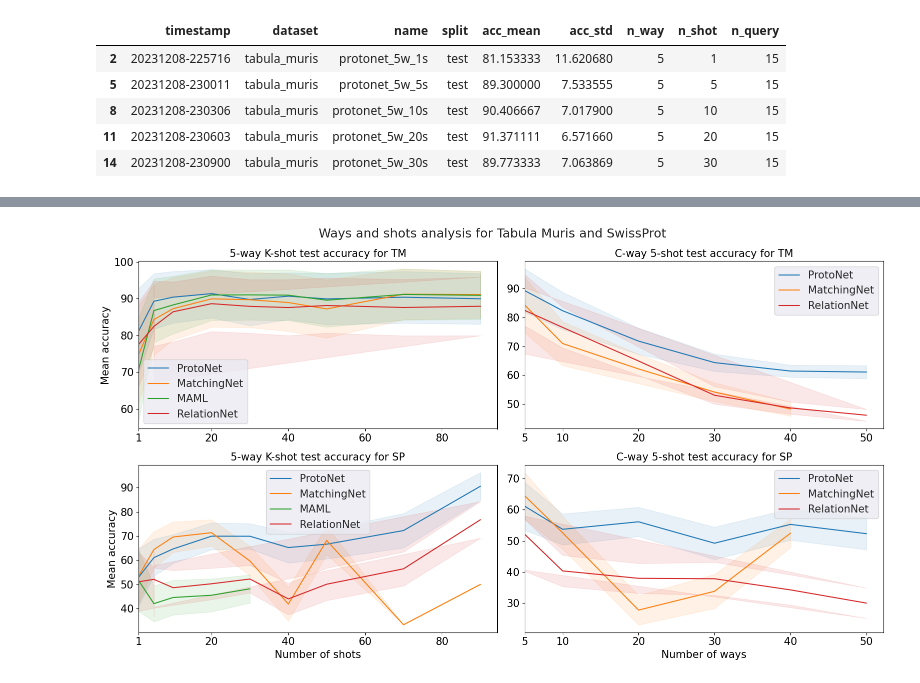
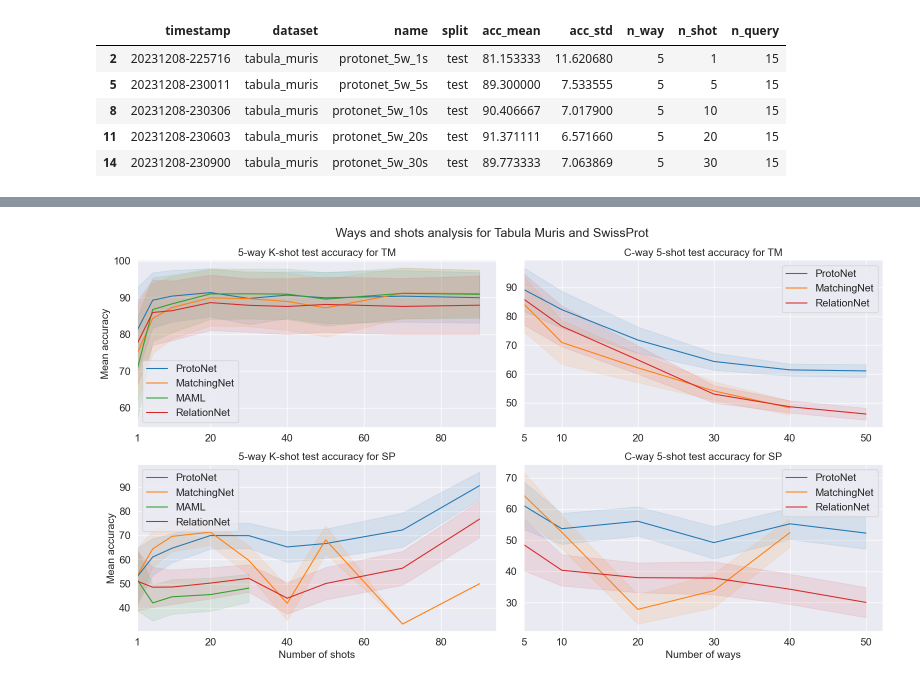
Before and after one commit to ArnaudPoletto/epfl-cs502-few-shot-project, a Jupyter notebook: notebooks/ways_shots_analysis.ipynb, the cells around one changed output, grey strips where cells are left out. Saved outputs shown, nothing was run; the diff lists cells and outputs as text; code cells hidden in the pictures.

Commit message:
Fix graph generation

```diff
--- a/notebooks/ways_shots_analysis.ipynb
+++ b/notebooks/ways_shots_analysis.ipynb
@@ -53,10 +55,14 @@ t_test[t_test["name"].str.endswith("conc_sum_7lg_2lf")]
 | 158 | 20231209-082126 | tabula_muris | relationnet_50w_5s_fc-conc_sum_7l... | test | 31.070679 | 1.996717 | 50 | 5 | 15 |
 | 245 | 20231209-140650 | tabula_muris | relationnet_5w_5s_fc-conc_sum_7lg... | test | 78.866667 | 10.288649 | 5 | 5 | 15 |
 # %%
-# in the name column, we take all of them, but for the ones that begin with "relationnet_" we only keep those that end with "fc-conc_sum_7lg_2lf"
+# in the name column, we take all but for the ones that begin with "relationnet_", we only keep those that end with "fc-conc_sum_7lg_2lf"
 t_test_all = t_test[~t_test["name"].str.startswith("relationnet_")]
-# Now we only keep the ones that end with "fc-conc_sum_7lg_2lf"
-t_test_all = t_test_all[t_test_all["name"].str.endswith("fc-conc_sum_7lg_2lf")]
-t_test_all.head()
+# For relationnet, we take those with timestamp greater or equal to 20231212-162623
+t_test_relationnet = t_test[t_test["name"].str.startswith("relationnet_") & (t_test["timestamp"] >= "20231212-162623") & (t_test["timestamp"] <= "20231212-175221")]
+# We concatenate the two dataframes
+t_test = pd.concat([t_test_all, t_test_relationnet])
+# Remove the last element in the frame
+#t_test = t_test[:-1]
+t_test[t_test["name"].str.startswith("relationnet_")].head()
 # %% [output]
 |  | timestamp | dataset | name | split | acc_mean | acc_std | n_way | n_shot | n_query |
@@ -75,7 +77,6 @@ figsize=(16, 9)
 fontsize=15
 # We make a plot for wich the ways=5, and the shots vary
 fig, ax = plt.subplots(2, 2, figsize=figsize, tight_layout=True)
-sns.set(style="darkgrid")
 for name in ["ProtoNet", "MatchingNet", "MAML", "RelationNet"]:
     data = t_test[t_test["name"].str.startswith(name.lower()) & (t_test["n_way"] == 5)]
     sns.lineplot(x="n_shot", y="acc_mean", data=data, label=name, color=colors[name], ax=ax[0, 0])
@@ -113,7 +114,7 @@ s_test = df[(df["dataset"] == "swissprot") & (df["split"] == "test")]
 s_test.head()
 
 s_test_all = s_test[~s_test["name"].str.startswith("relationnet_")]
-s_test_relationnet = s_test[s_test["name"].str.startswith("relationnet_") & (s_test["timestamp"] >= "20231212-162623")]
+s_test_relationnet = s_test[s_test["name"].str.startswith("relationnet_") & (s_test["timestamp"] >= "20231212-162623") & (s_test["timestamp"] <= "20231212-175221")]
 s_test = pd.concat([s_test_all, s_test_relationnet])
 #s_test = s_test[:-1]
 
@@ -124,31 +125,31 @@ for name in ["ProtoNet", "MatchingNet", "MAML", "RelationNet"]:
     # We fill between with the acc_std
     ax[1, 0].fill_between(data['n_shot'], data['acc_mean'] - data['acc_std'], data['acc_mean'] + data['acc_std'], alpha=ALPHA, color=colors[name])
 ax[1, 0].set_ylabel('Mean accuracy', fontsize=fontsize)
 ax[1, 0].set_xlabel('Number of shots', fontsize=fontsize)
 ax[1, 0].set_title('5-way K-shot test accuracy for SP', fontsize=fontsize)
 ax[1, 0].tick_params(axis='both', which='major', labelsize=fontsize)
 ax[1, 0].legend(fontsize=fontsize)
 # Make the x axis begin at 1
 ax[1, 0].set_xlim(left=1)
 # Show ticks only at 1, 20, 40, 60 and 80
 ax[1, 0].set_xticks([1, 20, 40, 60, 80])
 # Now we do the same but shots=5 and ways vary
 for name in ["ProtoNet", "MatchingNet", "RelationNet"]:
     data = s_test[s_test["name"].str.startswith(name.lower()) & (s_test["n_shot"] == 5)]
     sns.lineplot(x="n_way", y="acc_mean", data=data, label=name, color=colors[name], ax=ax[1, 1])
     # We fill between with the acc_std
     ax[1, 1].fill_between(data['n_way'], data['acc_mean'] - data['acc_std'], data['acc_mean'] + data['acc_std'], alpha=ALPHA, color=colors[name])
 ax[1, 1].set_ylabel(None)
 ax[1, 1].set_xlabel('Number of ways', fontsize=fontsize)
 ax[1, 1].set_title('C-way 5-shot test accuracy for SP', fontsize=fontsize)
 ax[1, 1].tick_params(axis='both', which='major', labelsize=fontsize)
 ax[1, 1].legend(fontsize=fontsize)
 # Make the x axis begin at 5
 ax[1, 1].set_xlim(left=5)
 # Show ticks only at 5, 10, 20, 30, 40, 50
 ax[1, 1].set_xticks([5, 10, 20, 30, 40, 50])
 fig.suptitle("Ways and shots analysis for Tabula Muris and SwissProt", fontsize=fontsize*1.2)
 plt.savefig('../generated/ways_shots.png', dpi=300)
 plt.show()
 # %% [output]
-[figure, old version]
+[figure, new version]
```
Also changed, not shown: parts of 7 cells of this notebook, 1 other file.
